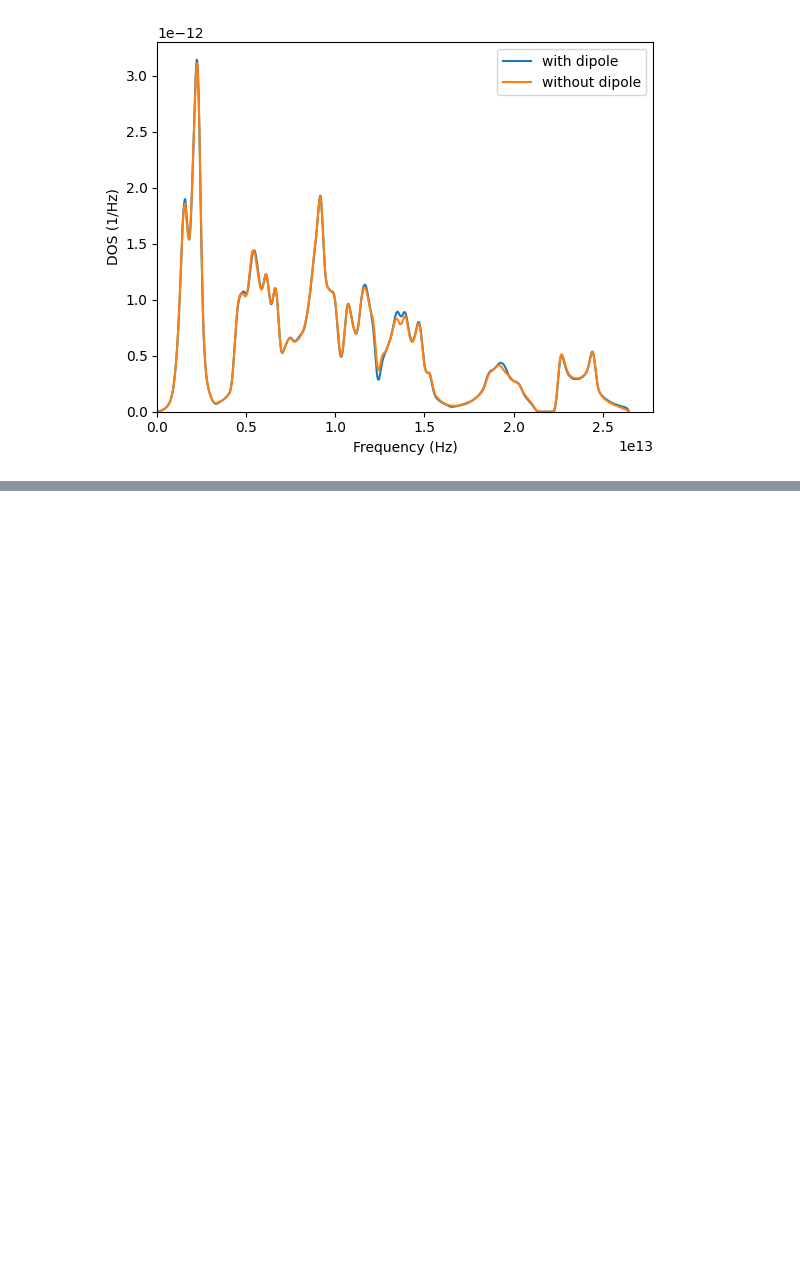
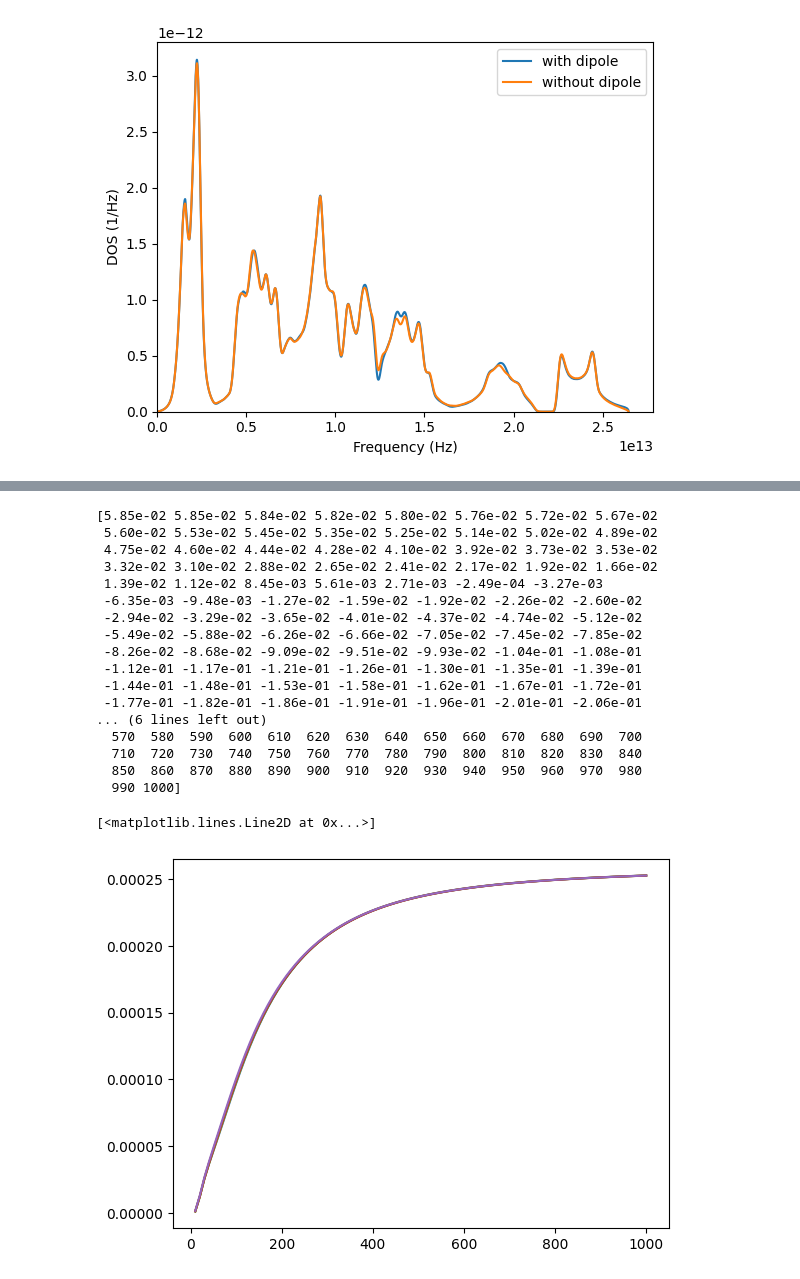
Before and after one commit to nhew1994/PyZentropy, a Jupyter notebook: test.ipynb, the cells around one changed output, grey strips where cells are left out. Cells and saved outputs as stored; diff of their text form; code cells hidden in the pictures; blank space fills up the shorter version.

```diff
--- a/test.ipynb
+++ b/test.ipynb
@@ -145,0 +334,37 @@ end
+# %%
+# Plot entropy_all vs T defined previously
+import matplotlib.pyplot as plt
+T = np.arange(T_min, T_max + dT, dT)
+print(free_energy_all[:, 0])
+print(T)
+plt.plot(T, cv_all[:, 0])
+plt.plot(T, cv_all[:, 1])
+plt.plot(T, cv_all[:, 2])
+plt.plot(T, cv_all[:, 3])
+plt.plot(T, cv_all[:, 4])
+
+# Make the y-axis in scientific notation
+#plt.ticklabel_format(axis='y', style='sci', scilimits=(0,0))
+
+# Set the y-limits
+#plt.ylim(0, 0.0003)
+# %% [output]
+[5.85e-02 5.85e-02 5.84e-02 5.82e-02 5.80e-02 5.76e-02 5.72e-02 5.67e-02
+ 5.60e-02 5.53e-02 5.45e-02 5.35e-02 5.25e-02 5.14e-02 5.02e-02 4.89e-02
+ 4.75e-02 4.60e-02 4.44e-02 4.28e-02 4.10e-02 3.92e-02 3.73e-02 3.53e-02
+ 3.32e-02 3.10e-02 2.88e-02 2.65e-02 2.41e-02 2.17e-02 1.92e-02 1.66e-02
+ 1.39e-02 1.12e-02 8.45e-03 5.61e-03 2.71e-03 -2.49e-04 -3.27e-03
+ -6.35e-03 -9.48e-03 -1.27e-02 -1.59e-02 -1.92e-02 -2.26e-02 -2.60e-02
+ -2.94e-02 -3.29e-02 -3.65e-02 -4.01e-02 -4.37e-02 -4.74e-02 -5.12e-02
+ -5.49e-02 -5.88e-02 -6.26e-02 -6.66e-02 -7.05e-02 -7.45e-02 -7.85e-02
+ -8.26e-02 -8.68e-02 -9.09e-02 -9.51e-02 -9.93e-02 -1.04e-01 -1.08e-01
+ -1.12e-01 -1.17e-01 -1.21e-01 -1.26e-01 -1.30e-01 -1.35e-01 -1.39e-01
+ -1.44e-01 -1.48e-01 -1.53e-01 -1.58e-01 -1.62e-01 -1.67e-01 -1.72e-01
+ -1.77e-01 -1.82e-01 -1.86e-01 -1.91e-01 -1.96e-01 -2.01e-01 -2.06e-01
+... (6 lines left out)
+  570  580  590  600  610  620  630  640  650  660  670  680  690  700
+  710  720  730  740  750  760  770  780  790  800  810  820  830  840
+  850  860  870  880  890  900  910  920  930  940  950  960  970  980
+  990 1000]
+[<matplotlib.lines.Line2D at 0x...>]
+[figure, added]
```
Also changed, not shown: parts of 12 cells of this notebook, 45 other files.
